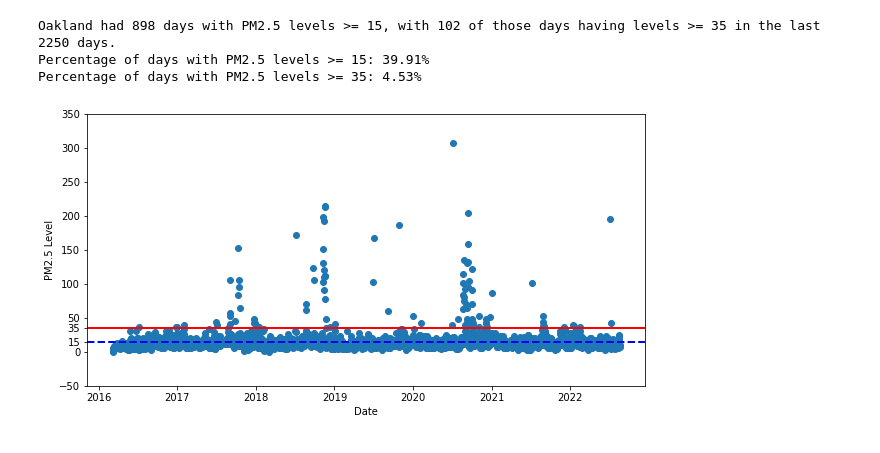
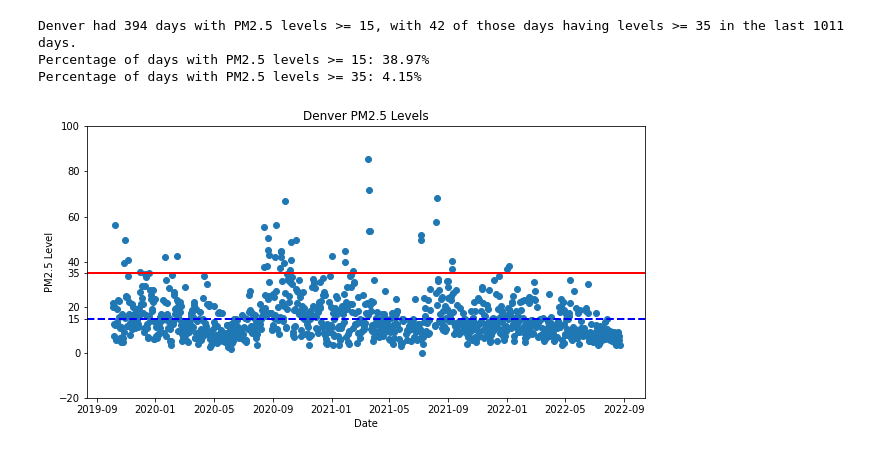
Before and after one commit to iotoAnalytics/Hackathon_iotoAnalytics, a Jupyter notebook: scrapers/aq_analysis/analysis.ipynb, the cells around one changed output. Saved outputs shown, nothing was run; the diff lists cells and outputs as text; code cells hidden in the pictures.

```diff
--- a/scrapers/aq_analysis/analysis.ipynb
+++ b/scrapers/aq_analysis/analysis.ipynb
@@ -60,28 +60,30 @@ except:
 df_gen = pd.read_csv(cwd+"us-cities-gen/Text/"+city+".csv",lineterminator='\n',sep=' ')
 df_gen.columns = ["meeting_date","meeting_minutes","topic"]
 # %%
+plt.rcParams['figure.figsize']=(10,5)
 plt.scatter(df_d['utc'],df_d['value'])
 plt.axhline(y=35,linewidth=2, color='r')
 plt.axhline(y=15,linewidth=2, color='b',linestyle='--')
 plt.ylabel("PM2.5 Level")
 plt.xlabel("Date")
+plt.title(city+" PM2.5 Levels")
 
 ticks = [15,35]
 plt.yticks(list(plt.yticks()[0]) + ticks)
 search = df_d.apply(lambda x : True if x['value'] >= 35 else False, axis = 1)
 num35 = len(df_d[search == True].index)
 search = df_d.apply(lambda x : True if x['value'] >= 15 else False, axis = 1)
 num15 = len(df_d[search == True].index)
 percent15 = round((num15/len(df_d))*100,2)
 percent35 = round((num35/len(df_d))*100,2)
 print(city+" had "+str(num15)+" days with PM2.5 levels >= 15, with "+str(num35)+" of those days having levels >= 35 in the last "+str(len(df_d))+" days.")
 print("Percentage of days with PM2.5 levels >= 15: "+str(percent15)+"%")
 print("Percentage of days with PM2.5 levels >= 35: "+str(percent35)+"%")
 # %% [output]
-Oakland had 898 days with PM2.5 levels >= 15, with 102 of those days having levels >= 35 in the last 2250 days.
-Percentage of days with PM2.5 levels >= 15: 39.91%
-Percentage of days with PM2.5 levels >= 35: 4.53%
+Denver had 394 days with PM2.5 levels >= 15, with 42 of those days having levels >= 35 in the last 1011 days.
+Percentage of days with PM2.5 levels >= 15: 38.97%
+Percentage of days with PM2.5 levels >= 35: 4.15%
-[figure, old version]
+[figure, new version]
 # %%
 df_aq['meeting_date'] = pd.to_datetime(df_aq['meeting_date']).dt.year
 group = df_aq.groupby(['meeting_date'],as_index=False).sum()
```
Also changed, not shown: parts of 3 cells of this notebook, 16 other files.
